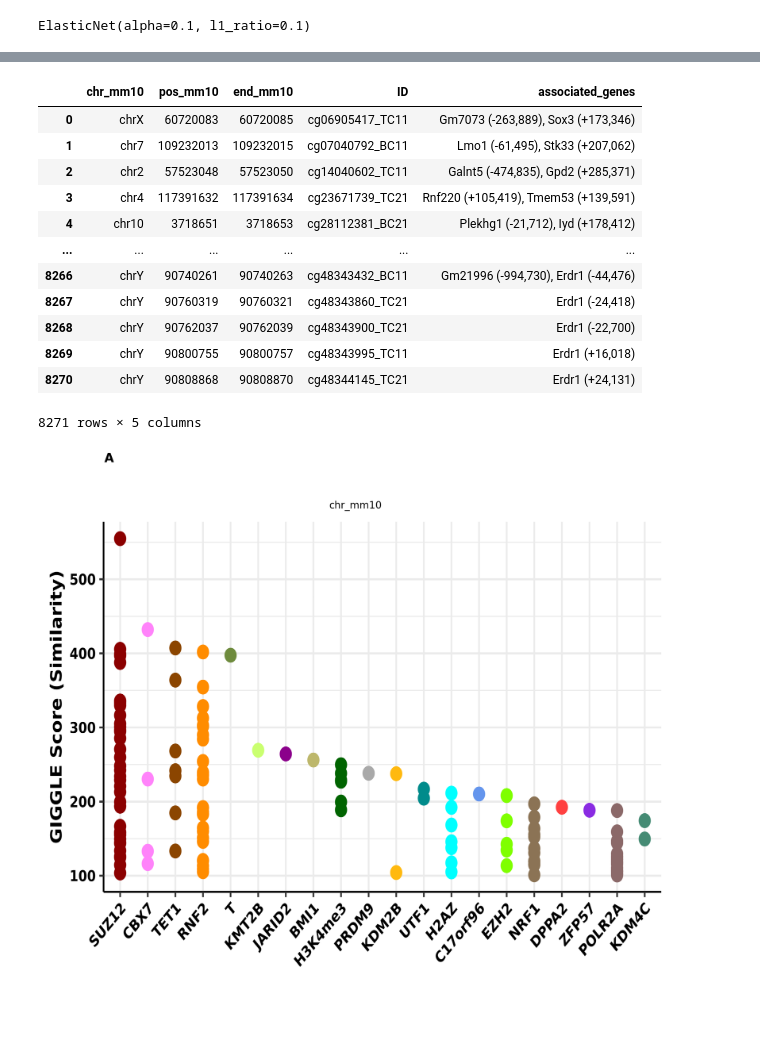
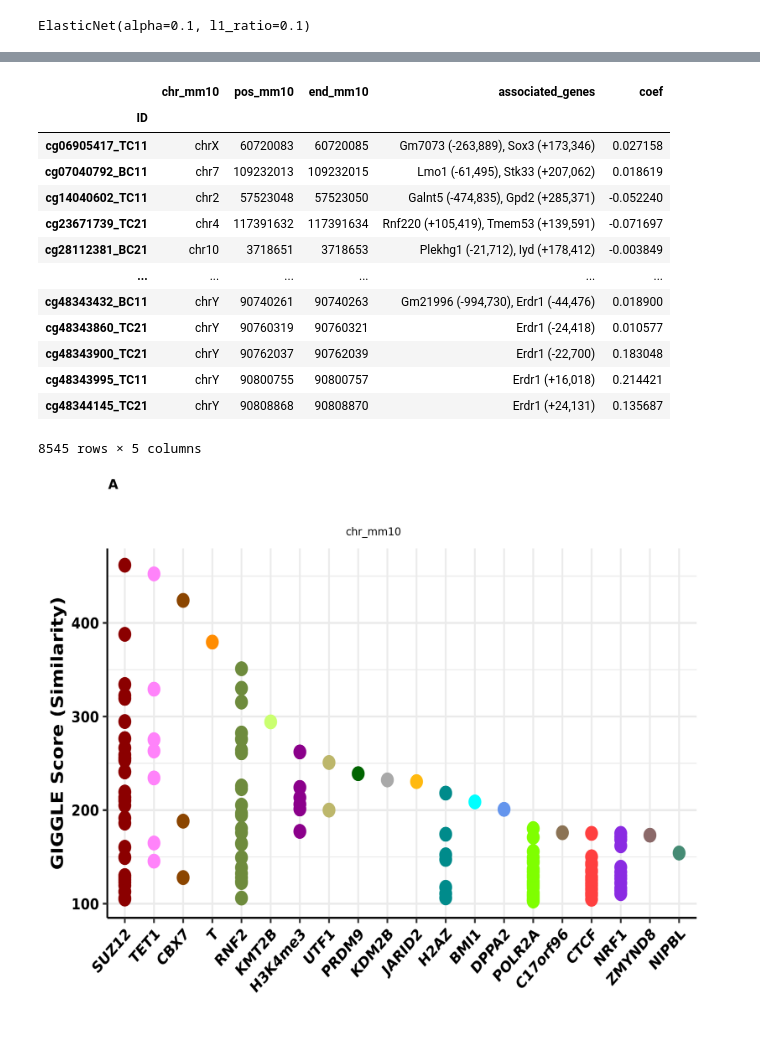
Before and after one commit to SamAndTheSun/pellegrini_temp, a Jupyter notebook: death_prediction_model.ipynb, the cells around one changed output, grey strips where cells are left out. Drawn from its saved outputs; the diff is of its cells as text; code cells hidden in the pictures.

Commit message:
some visual changes, rerun everything with proper train test seperation

```diff
--- a/death_prediction_model.ipynb
+++ b/death_prediction_model.ipynb
@@ -772,7 +769,7 @@ Decrease number of probes using elastic net model + verify elastic net model's a
 meth_data = data_2[sep:]
 
 #split data: shuffles every time any of these are used
-test_size = 4
+test_size = 8
 X_train, X_test, y_train, y_test = train_test_split(meth_data.T, y, test_size=(test_size/46))
 
 #identify hyperparameters to optimize, and train these
@@ -826,26 +838,35 @@ ref_data = pd.read_excel('mm39_formatted_manifest.xlsx', index_col=0)
 probe_df = get_pos(working_data, ref_data)
 
 temp = probe_df.reset_index()
+probe_df = great_analysis(temp, get='genes', df_chr ='chr_mm10', df_start='pos_mm10', df_end='end_mm10', df_index='ID')
+probe_df = probe_df.set_index('ID')
 
-probe_df = great_analysis(temp, get='genes', df_chr ='chr_mm10', df_start='pos_mm10', df_end='end_mm10', df_index='ID')
+#drop those probes identified only in the elastic net regression which do not have equivalent mm10 conversions,
+#this should only result in a single probe being dropped
 
-#probe_df.to_excel('age_associated_probes.xlsx')
+mm10_convertable = probe_df.index.intersection(working_data.index)
+working_data = working_data.loc[mm10_convertable]
+
+probe_df['coef'] = list(working_data['coef'])
+#probe_df.to_excel('death_classifier_probes.xlsx')
+
 probe_df
 # %% [output]
-|  | chr_mm10 | pos_mm10 | end_mm10 | ID | associated_genes |
-| 0 | chrX | 60720083 | 60720085 | cg06905417_TC11 | Gm7073 (-263,889), Sox3 (+173,346) |
-| 1 | chr7 | 109232013 | 109232015 | cg07040792_BC11 | Lmo1 (-61,495), Stk33 (+207,062) |
-| 2 | chr2 | 57523048 | 57523050 | cg14040602_TC11 | Galnt5 (-474,835), Gpd2 (+285,371) |
-| 3 | chr4 | 117391632 | 117391634 | cg23671739_TC21 | Rnf220 (+105,419), Tmem53 (+139,591) |
-| 4 | chr10 | 3718651 | 3718653 | cg28112381_BC21 | Plekhg1 (-21,712), Iyd (+178,412) |
+|  | chr_mm10 | pos_mm10 | end_mm10 | associated_genes | coef |
+| ID |  |  |  |  |  |
+| cg06905417_TC11 | chrX | 60720083 | 60720085 | Gm7073 (-263,889), Sox3 (+173,346) | 0.027158 |
+| cg07040792_BC11 | chr7 | 109232013 | 109232015 | Lmo1 (-61,495), Stk33 (+207,062) | 0.018619 |
+| cg14040602_TC11 | chr2 | 57523048 | 57523050 | Galnt5 (-474,835), Gpd2 (+285,371) | -0.052240 |
+| cg23671739_TC21 | chr4 | 117391632 | 117391634 | Rnf220 (+105,419), Tmem53 (+139,591) | -0.071697 |
+| cg28112381_BC21 | chr10 | 3718651 | 3718653 | Plekhg1 (-21,712), Iyd (+178,412) | -0.003849 |
 | ... | ... | ... | ... | ... | ... |
-| 8266 | chrY | 90740261 | 90740263 | cg48343432_BC11 | Gm21996 (-994,730), Erdr1 (-44,476) |
-| 8267 | chrY | 90760319 | 90760321 | cg48343860_TC21 | Erdr1 (-24,418) |
-| 8268 | chrY | 90762037 | 90762039 | cg48343900_TC21 | Erdr1 (-22,700) |
-| 8269 | chrY | 90800755 | 90800757 | cg48343995_TC11 | Erdr1 (+16,018) |
-| 8270 | chrY | 90808868 | 90808870 | cg48344145_TC21 | Erdr1 (+24,131) |
+| cg48343432_BC11 | chrY | 90740261 | 90740263 | Gm21996 (-994,730), Erdr1 (-44,476) | 0.018900 |
+| cg48343860_TC21 | chrY | 90760319 | 90760321 | Erdr1 (-24,418) | 0.010577 |
+| cg48343900_TC21 | chrY | 90762037 | 90762039 | Erdr1 (-22,700) | 0.183048 |
+| cg48343995_TC11 | chrY | 90800755 | 90800757 | Erdr1 (+16,018) | 0.214421 |
+| cg48344145_TC21 | chrY | 90808868 | 90808870 | Erdr1 (+24,131) | 0.135687 |
-8271 rows × 5 columns
+8545 rows × 5 columns
 # %%
-get_cistrome(probe_df, fig_w=5000, fig_h=1800, check_pval=False, top_10k=True)
+get_cistrome(probe_df, fig_w=5000, fig_h=1700, check_pval=False, top_10k=True)
 # %% [output]
-[figure, old version]
+[figure, new version]
```
Also changed, not shown: parts of 7 cells of this notebook, 3 other files.
